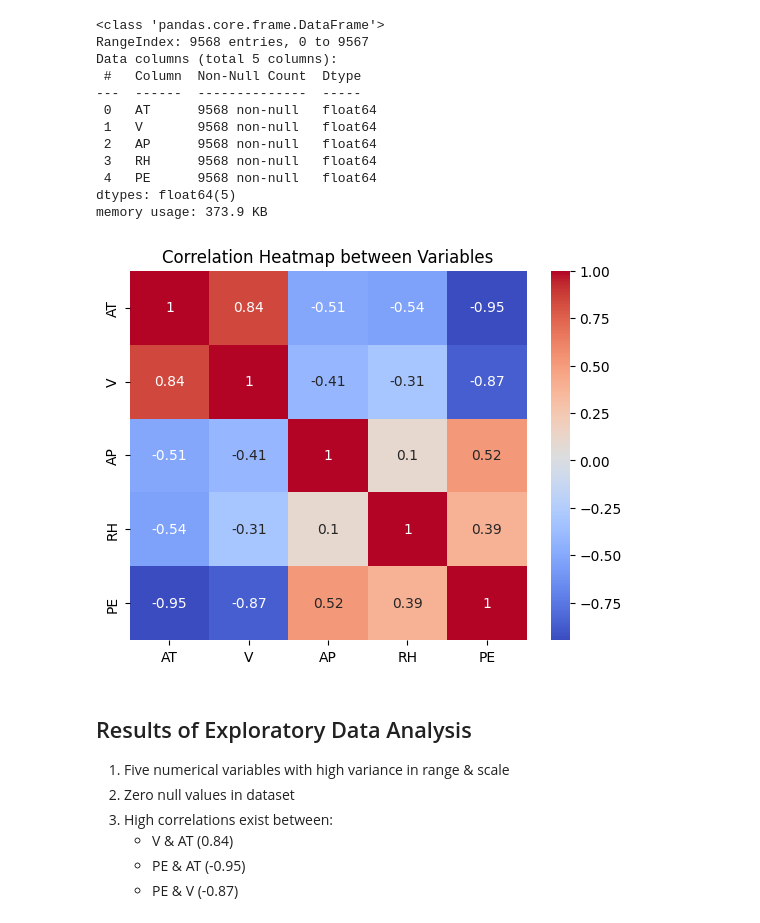
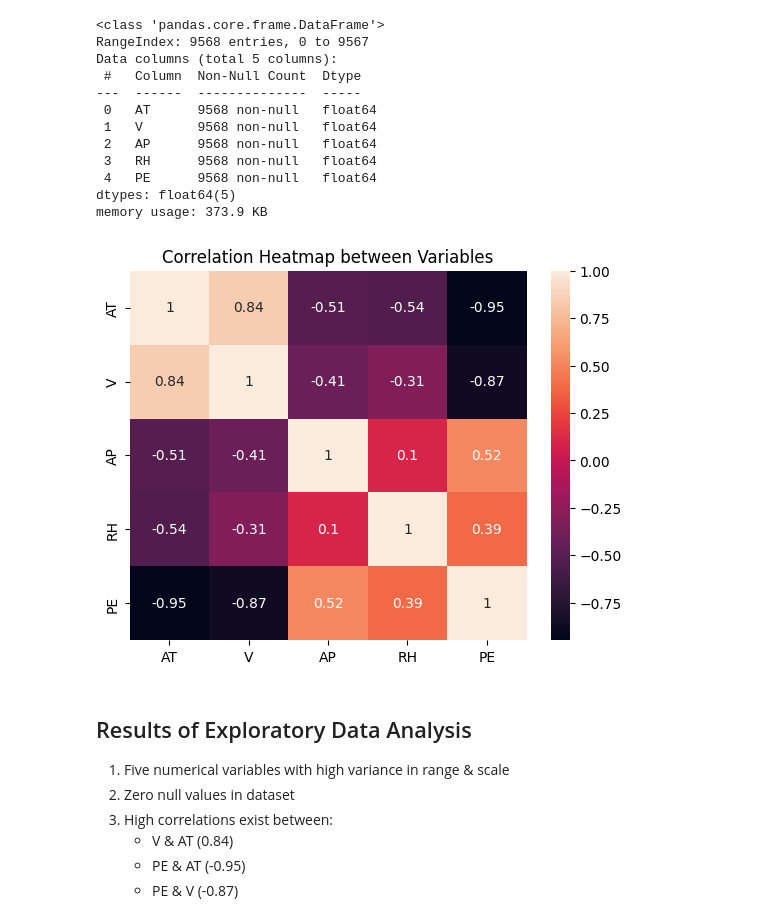
Before and after one commit to alaniswright/Python_Learning, a Jupyter notebook: AI_Product_Management_Duke_University/Notebook.ipynb, the cells around one changed output. Cells and saved outputs as stored; diff of their text form; code cells hidden in the pictures.

```diff
--- a/AI_Product_Management_Duke_University/Notebook.ipynb
+++ b/AI_Product_Management_Duke_University/Notebook.ipynb
@@ -46,15 +46,15 @@ memory usage: 373.9 KB
 # %%
 corr_matrix = data.corr()
 
 import matplotlib.pyplot as plt
 import seaborn as sns
 
 plt.figsize=(10,8)
-sns.heatmap(corr_matrix, annot=True, cmap='coolwarm')
+sns.heatmap(corr_matrix, annot=True)
 plt.title('Correlation Heatmap between Variables')
 plt.show()
 # %% [output]
-[figure, old version]
+[figure, new version]
 # %% [markdown]
 ## Results of Exploratory Data Analysis
 
```
